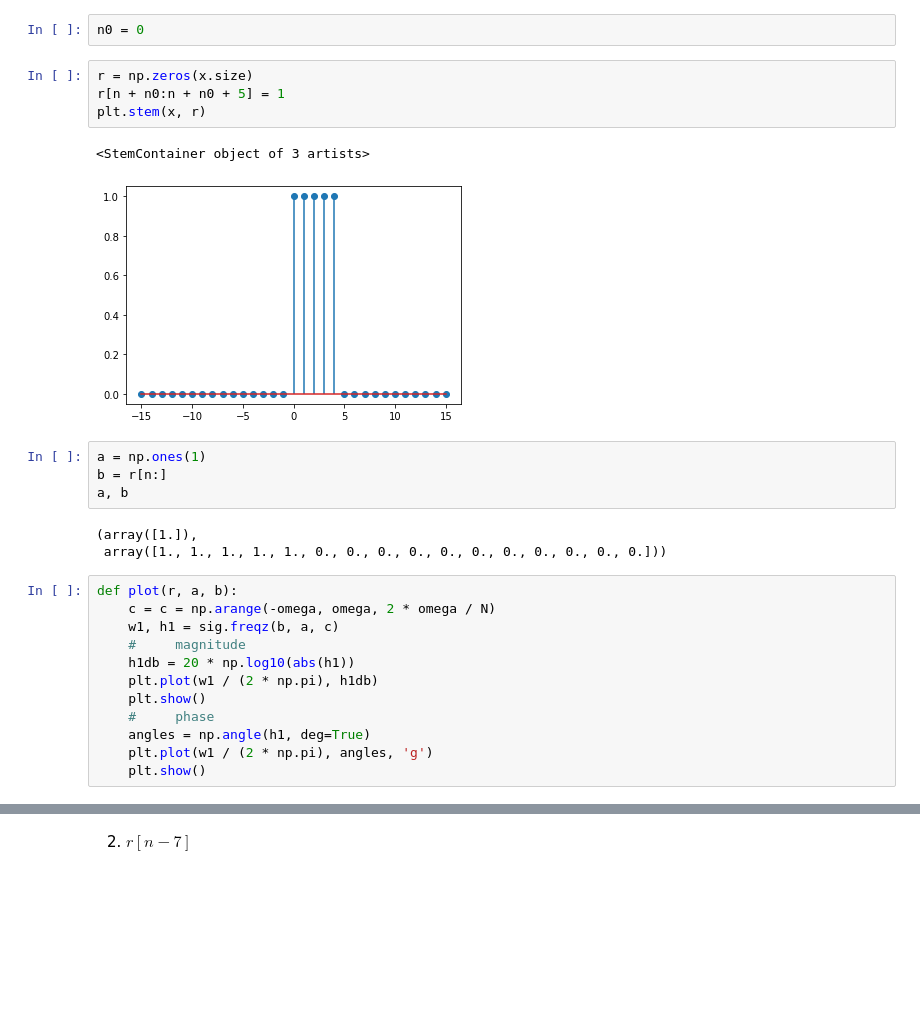
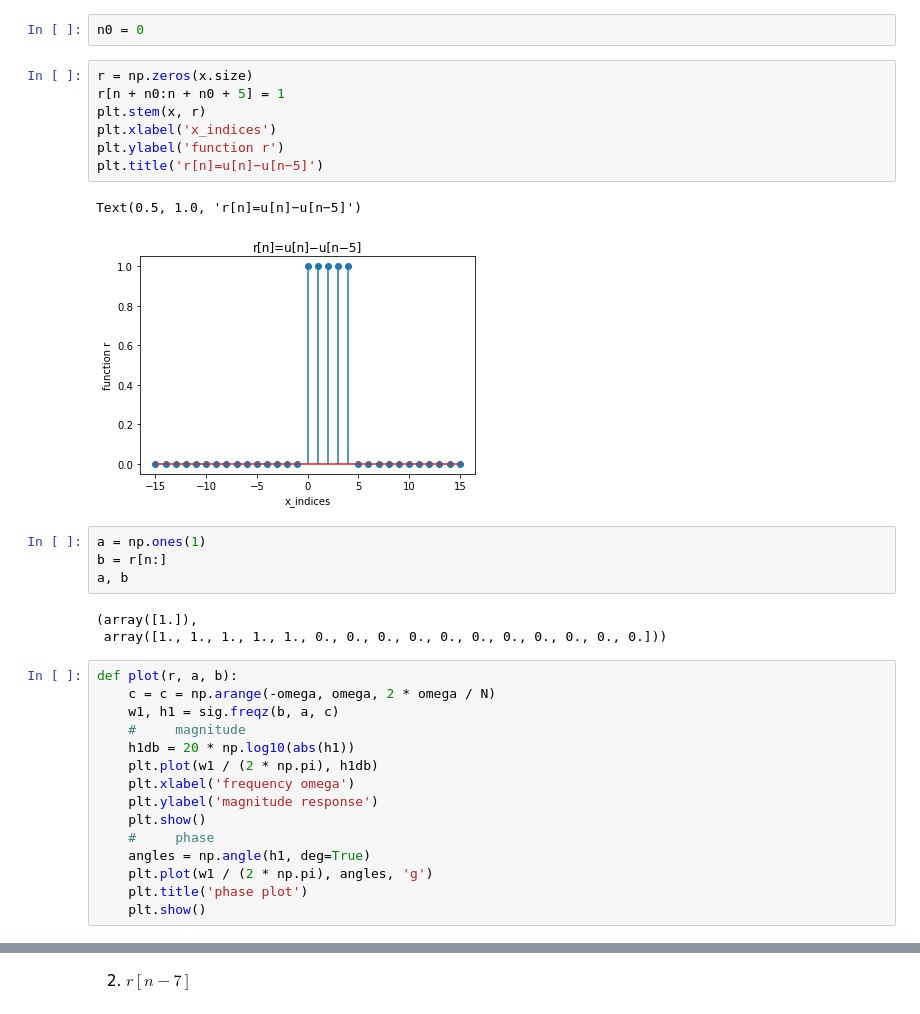
Before and after one commit to the-pinbo/EC211, a Jupyter notebook: Lab2/DTFT.ipynb, the cells around one changed output, grey strips where cells are left out. Drawn from its saved outputs; the diff is of its cells as text; blank space fills up the shorter version.

```diff
--- a/Lab2/DTFT.ipynb
+++ b/Lab2/DTFT.ipynb
@@ -42,10 +42,13 @@ n0 = 0
 # %%
 r = np.zeros(x.size)
 r[n + n0:n + n0 + 5] = 1
 plt.stem(x, r)
+plt.xlabel('x_indices')
+plt.ylabel('function r')
+plt.title('r[n]=u[n]−u[n−5]')
 # %% [output]
-<StemContainer object of 3 artists>
+Text(0.5, 1.0, 'r[n]=u[n]−u[n−5]')
-[figure, old version]
+[figure, new version]
 # %%
 a = np.ones(1)
 b = r[n:]
@@ -60,10 +63,13 @@ def plot(r, a, b):
     #     magnitude
     h1db = 20 * np.log10(abs(h1))
     plt.plot(w1 / (2 * np.pi), h1db)
+    plt.xlabel('frequency omega')
+    plt.ylabel('magnitude response')
     plt.show()
     #     phase
     angles = np.angle(h1, deg=True)
     plt.plot(w1 / (2 * np.pi), angles, 'g')
+    plt.title('phase plot')
     plt.show()
 # %%
 plot(r, a, b)
```
Also changed, not shown: parts of 37 cells of this notebook, 1 other file.
